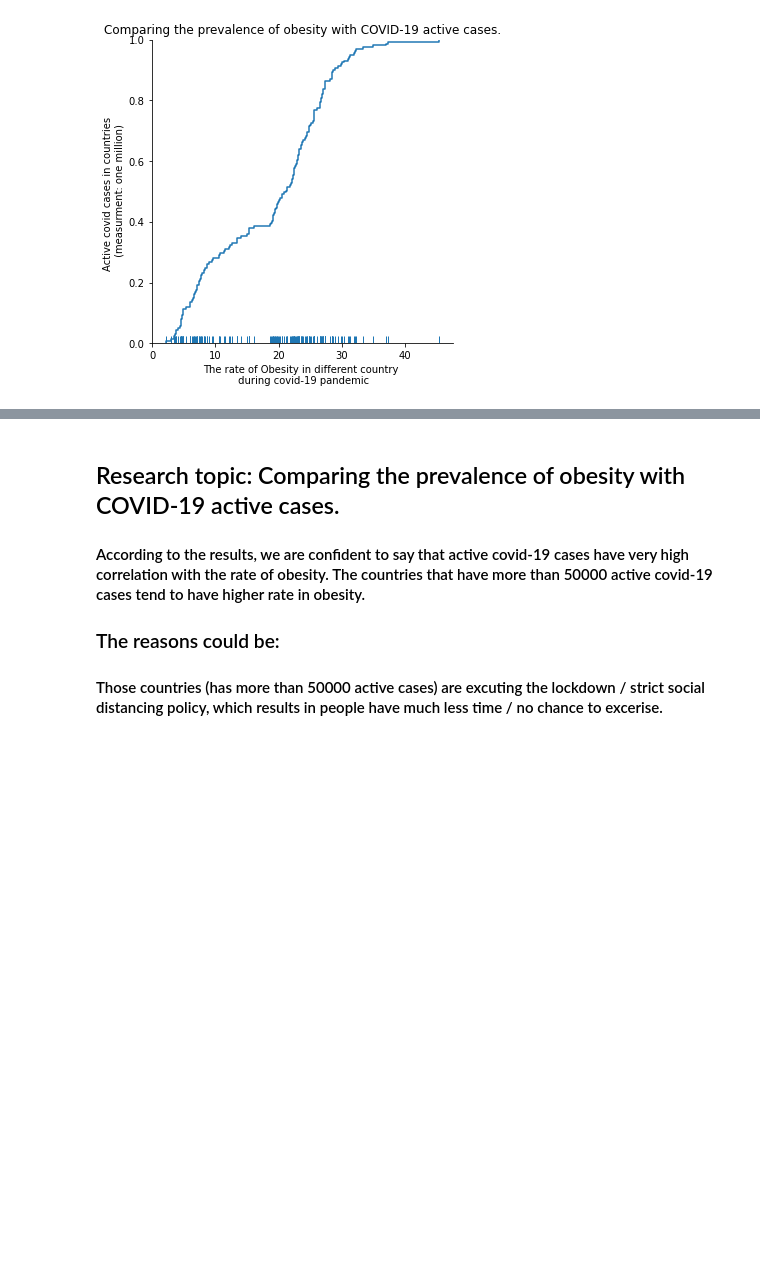
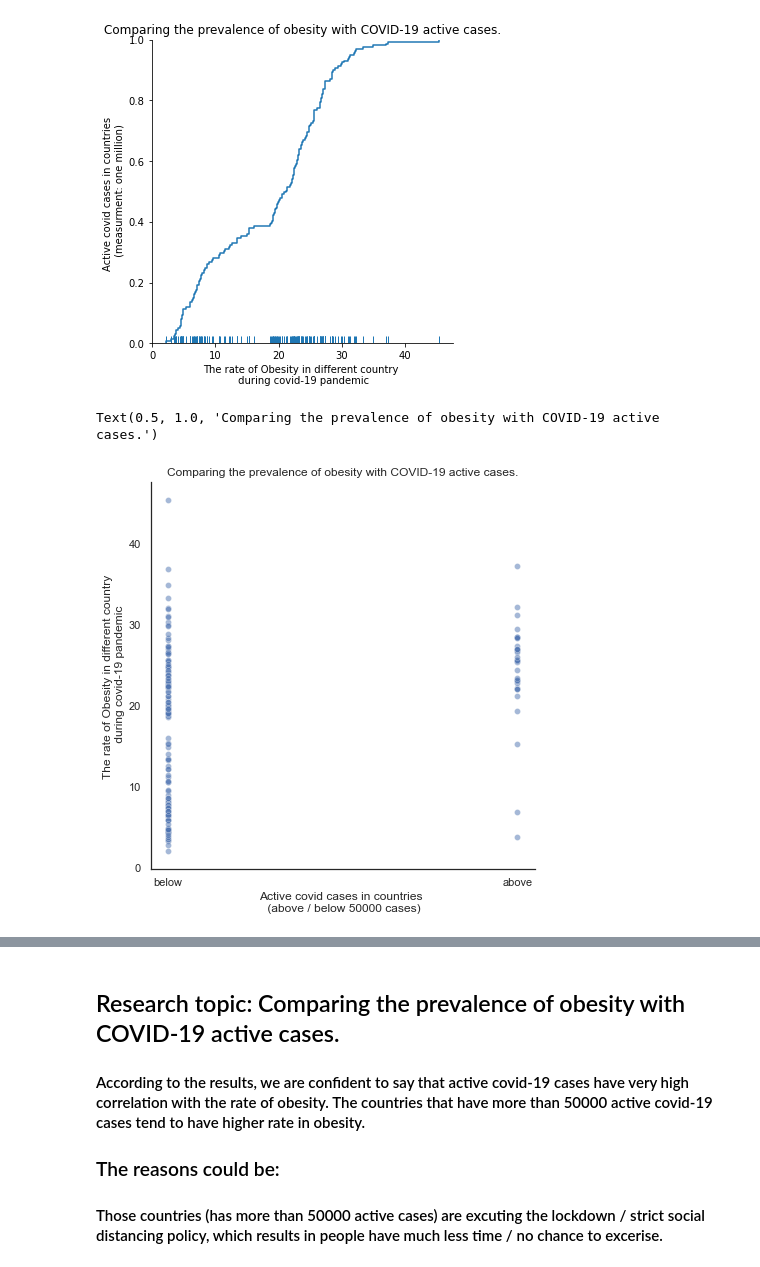
Before and after one commit to data301-2021-summer2/project-group28-project, a Jupyter notebook: analysis/Anthony Vong/milestone2&3.ipynb, the cells around one changed output, grey strips where cells are left out. Saved outputs shown, nothing was run; the diff lists cells and outputs as text; code cells hidden in the pictures; blank space fills up the shorter version.

```diff
--- a/analysis/Anthony Vong/milestone2&3.ipynb
+++ b/analysis/Anthony Vong/milestone2&3.ipynb
@@ -342,3 +342,16 @@ plt.title('Comparing the prevalence of obesity with COVID-19 active cases.')
 # %% [output]
 Text(0.5, 1.0, 'Comparing the prevalence of obesity with COVID-19 active cases.')
 [figure]
+# %%
+sns.set_theme(style="white")
+
+sns.relplot(x="size", y="Obesity",
+            sizes=(40, 400), alpha=.5, palette="muted",
+            height=6, data=test)
+
+plt.ylabel('The rate of Obesity in different country \n during covid-19 pandemic')
+plt.xlabel('Active covid cases in countries \n (above / below 50000 cases)')
+plt.title('Comparing the prevalence of obesity with COVID-19 active cases.')
+# %% [output]
+Text(0.5, 1.0, 'Comparing the prevalence of obesity with COVID-19 active cases.')
+[figure, added]
```
Also changed, not shown: parts of 3 cells of this notebook.
